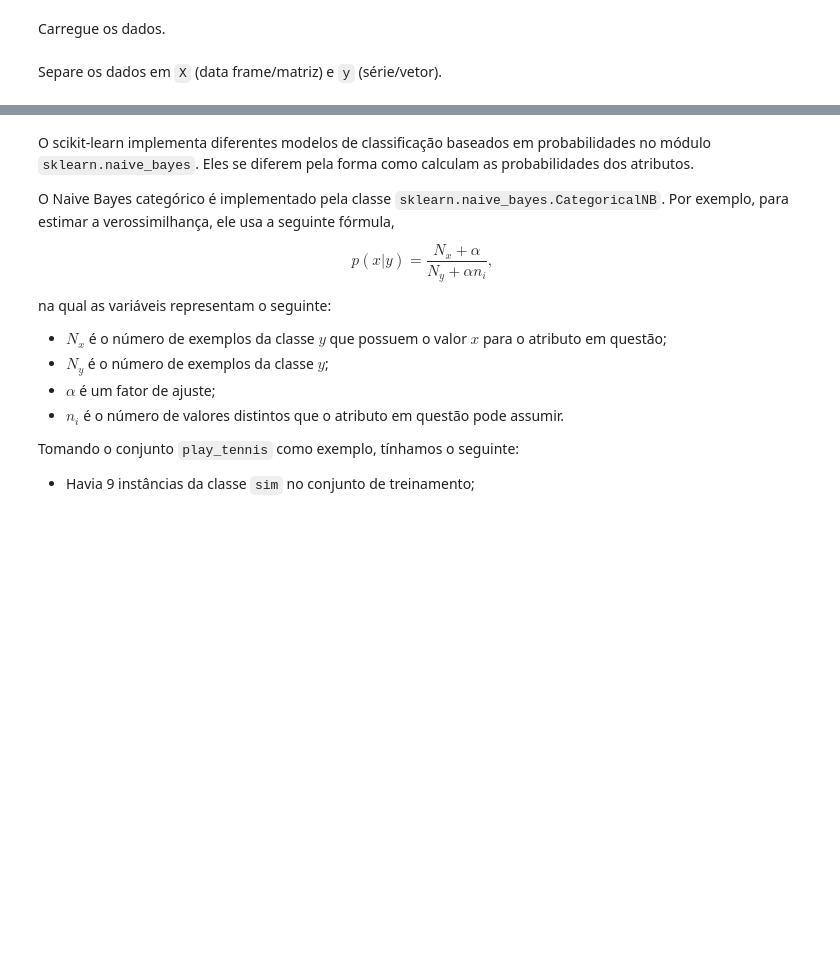
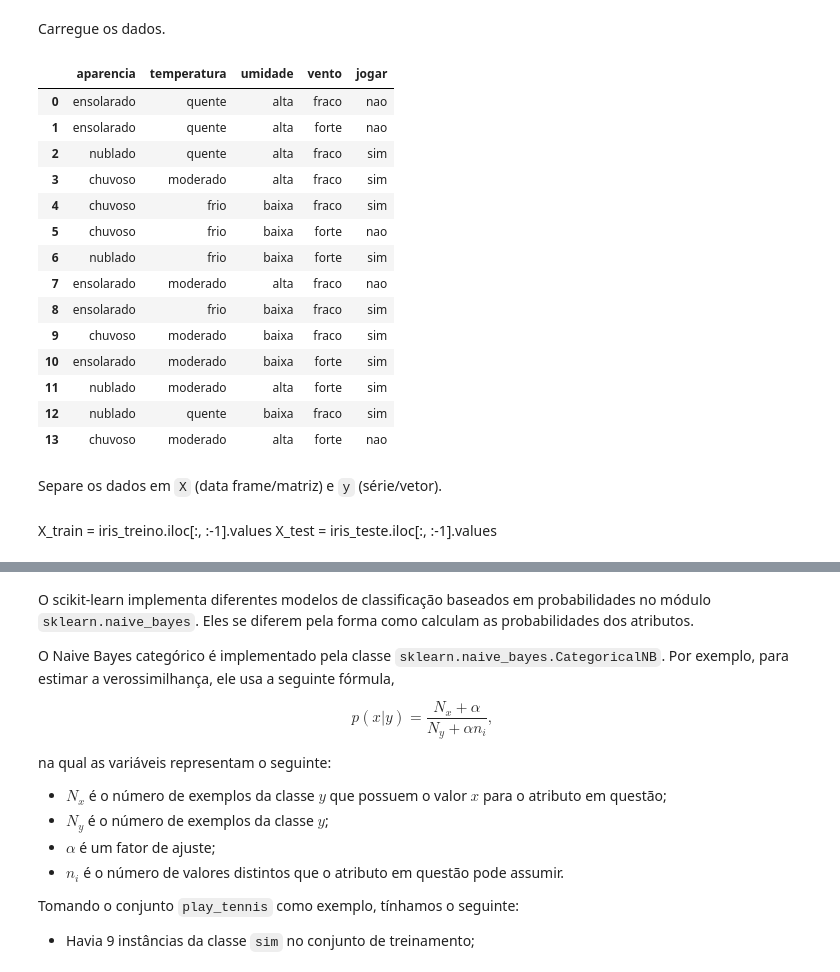
Before and after one commit to AnaCristina1972/projett, a Jupyter notebook: 04_Naive_Bayes.ipynb, the cells around one changed output, grey strips where cells are left out. Cells and saved outputs as stored; diff of their text form; code cells hidden in the pictures; blank space fills up the shorter version.

```diff
--- a/04_Naive_Bayes.ipynb
+++ b/04_Naive_Bayes.ipynb
@@ -420,7 +418,28 @@ import pandas as pd
 import numpy as np
 # %% [markdown]
 Carregue os dados.
+# %%
+tennis = pd.read_csv('/content/tennis.csv')
 # %%
-tennis = ...
+tennis
+# %% [output]
+|  | aparencia | temperatura | umidade | vento | jogar |
+| 0 | ensolarado | quente | alta | fraco | nao |
+| 1 | ensolarado | quente | alta | forte | nao |
+| 2 | nublado | quente | alta | fraco | sim |
+| 3 | chuvoso | moderado | alta | fraco | sim |
+| 4 | chuvoso | frio | baixa | fraco | sim |
+| 5 | chuvoso | frio | baixa | forte | nao |
+| 6 | nublado | frio | baixa | forte | sim |
+| 7 | ensolarado | moderado | alta | fraco | nao |
+| 8 | ensolarado | frio | baixa | fraco | sim |
+| 9 | chuvoso | moderado | baixa | fraco | sim |
+| 10 | ensolarado | moderado | baixa | forte | sim |
+| 11 | nublado | moderado | alta | forte | sim |
+| 12 | nublado | quente | baixa | fraco | sim |
+| 13 | chuvoso | moderado | alta | forte | nao |
 # %% [markdown]
 Separe os dados em `X` (data frame/matriz) e `y` (série/vetor).
+# %% [markdown]
+X_train = iris_treino.iloc[:, :-1].values
+X_test = iris_teste.iloc[:, :-1].values
```
Also changed, not shown: parts of 5 cells of this notebook.
